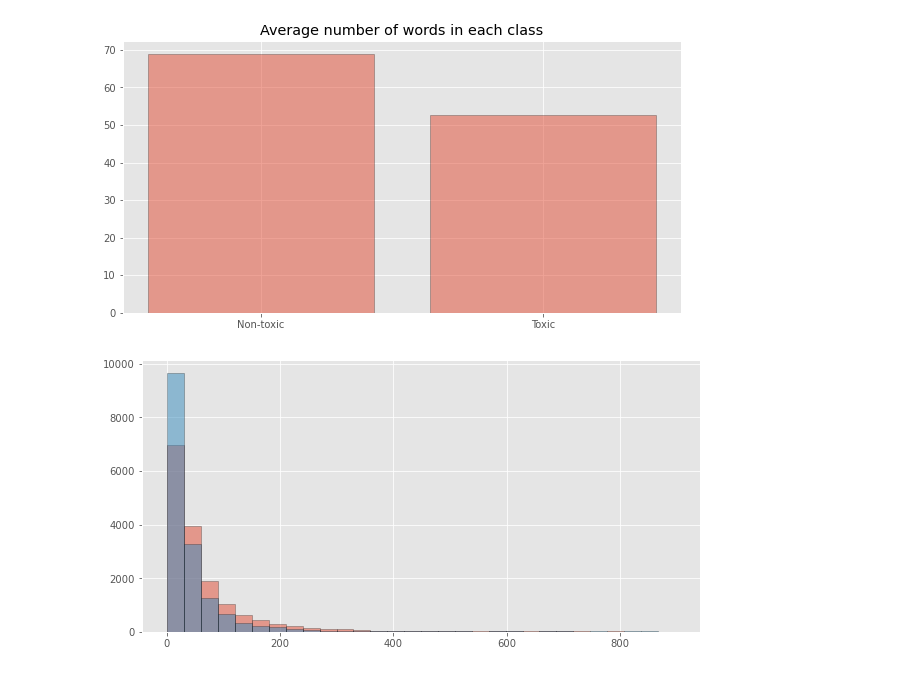
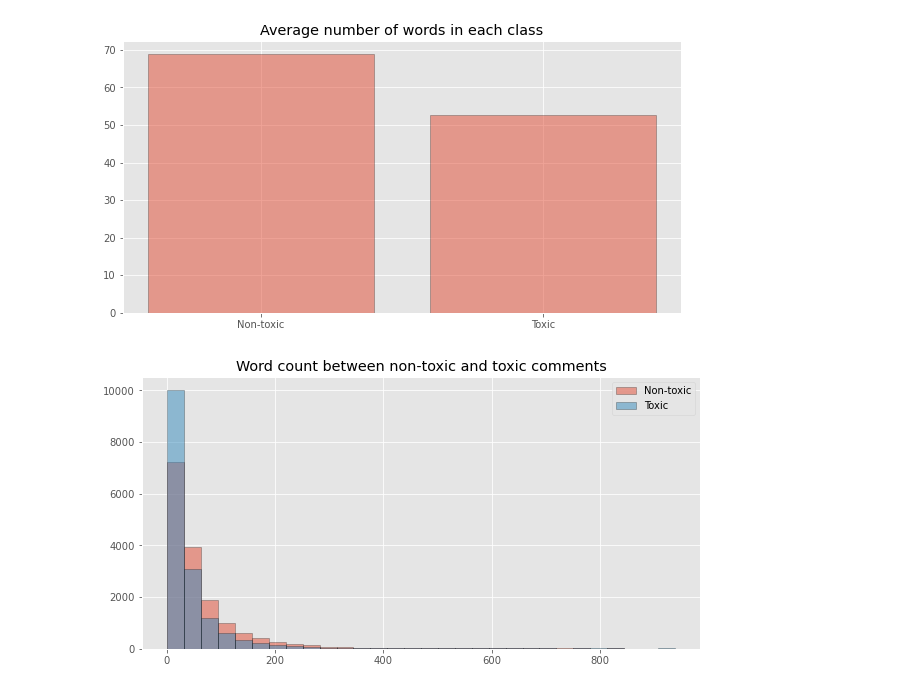
Before and after one commit to Dawidgrad/Toxic-Comment-Classification, a Jupyter notebook: Toxic Comment Classification.ipynb, the cells around one changed output. Saved outputs shown, nothing was run; the diff lists cells and outputs as text; code cells hidden in the pictures.

```diff
--- a/Toxic Comment Classification.ipynb
+++ b/Toxic Comment Classification.ipynb
@@ -103,13 +103,15 @@ plt.show()
 # %%
 bins_num = 30
 
 # Adjust for the class imbalance by randomly sampling non-toxic word lengths
-temp_nt = nontoxic_wordcount.sample(n = toxic_wordcount.shape[0])
-temp_t = toxic_wordcount
+wordcount_nt = nontoxic_wordcount.sample(n = toxic_wordcount.shape[0])
+wordcount_t = toxic_wordcount
 
 plt.figure(figsize = (10, 5))
-_, bins, _ = plt.hist(temp_nt, bins_num, alpha = 0.5, edgecolor = 'black')
-plt.hist(temp_t, bins, alpha = 0.5, edgecolor = 'black')
+_, bins, _ = plt.hist(wordcount_nt, bins_num, alpha = 0.5, edgecolor = 'black', label = 'Non-toxic')
+plt.hist(wordcount_t, bins, alpha = 0.5, edgecolor = 'black', label = 'Toxic')
+plt.title('Word count between non-toxic and toxic comments')
+plt.legend()
 plt.show()
 # %% [output]
-[figure, old version]
+[figure, new version]
```
Also changed, not shown: parts of 1 cell of this notebook.
